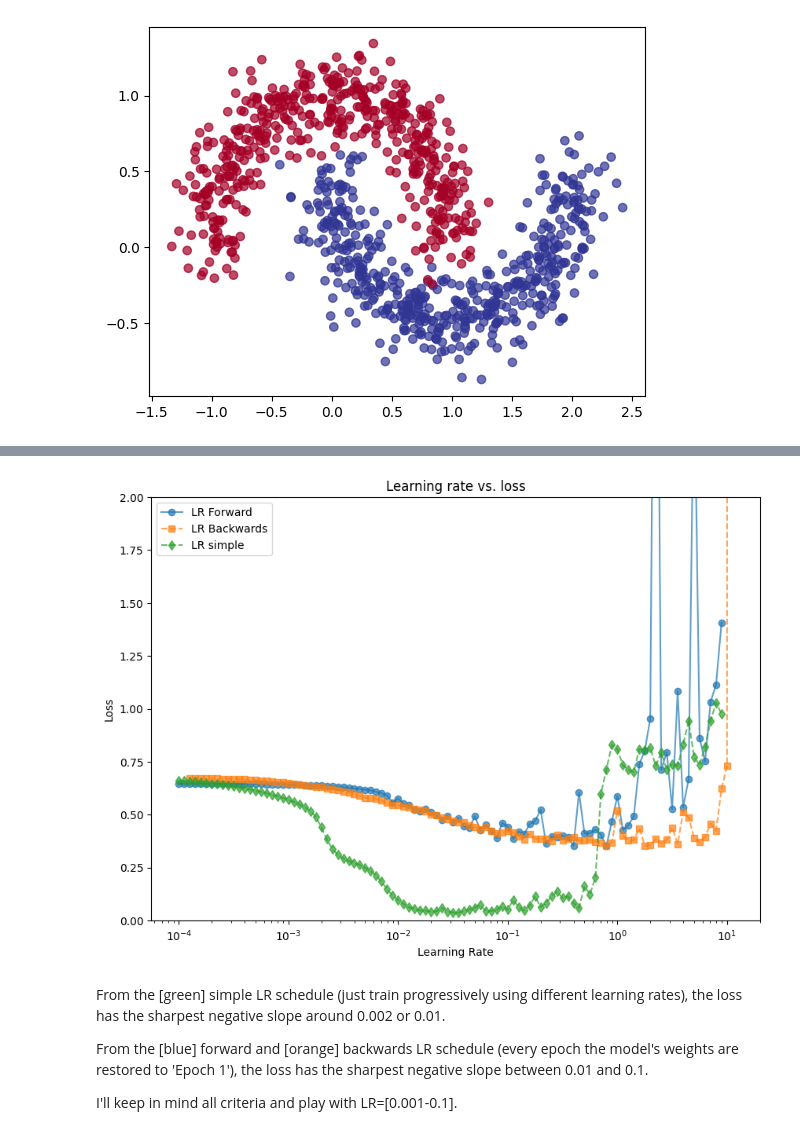
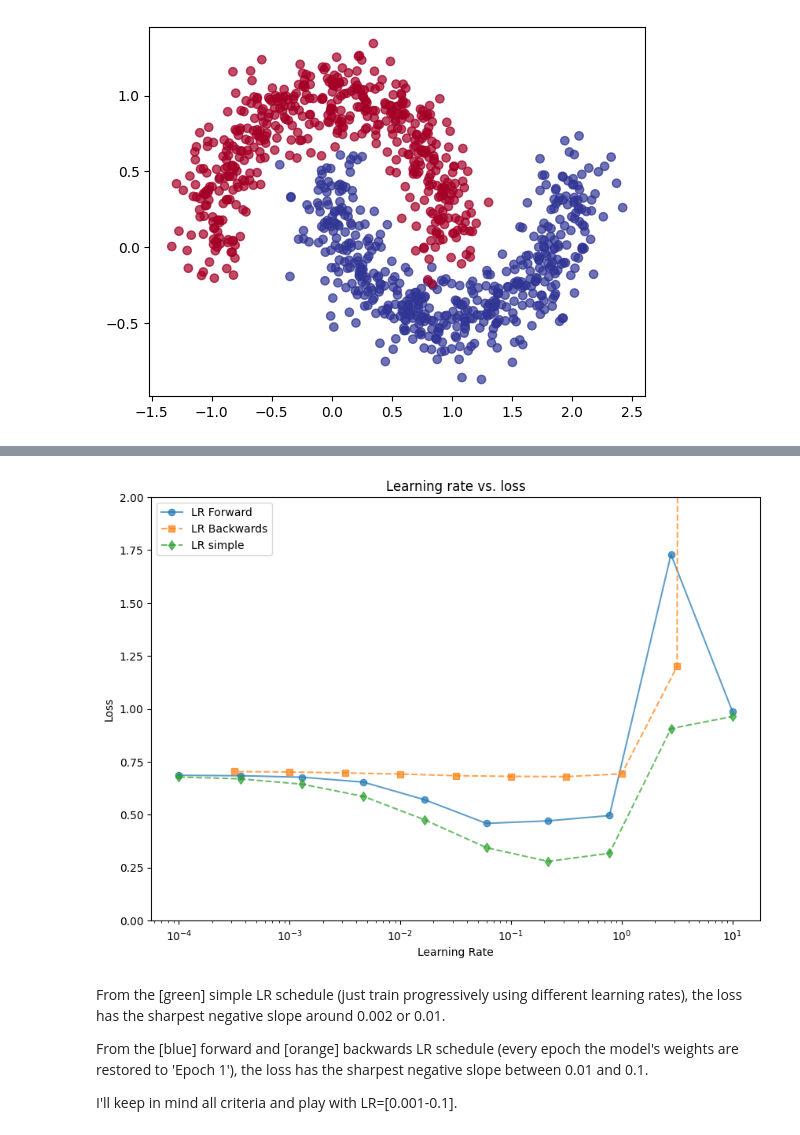
Before and after one commit to Fertmeneses/tensorflow-deep-learning, a Jupyter notebook: practice/02_exercises.ipynb, the cells around one changed output, grey strips where cells are left out. Cells and saved outputs as stored; diff of their text form; code cells hidden in the pictures.

```diff
--- a/practice/02_exercises.ipynb
+++ b/practice/02_exercises.ipynb
@@ -183,16 +123,0 @@ history_s = model_2_s.fit(X_train,y_train,epochs=total_epochs,
-# %%
-# Plot results:
-lrs_f, loss_f = history_f.history["lr"], history_f.history["loss"]
-lrs_r, loss_r = history_r.history["lr"], history_r.history["loss"]
-lrs_s, loss_s = history_s.history["lr"], history_s.history["loss"]
-plt.figure(figsize=(10, 7))
-plt.semilogx(lrs_f, loss_f,'o-',label='LR Forward',alpha=0.7)
-plt.semilogx(lrs_r, loss_r,'s--',label='LR Backwards',alpha=0.7)
-plt.semilogx(lrs_s, loss_s,'d--',label='LR simple',alpha=0.7)
-plt.xlabel("Learning Rate")
-plt.ylabel("Loss")
-plt.legend()
-plt.ylim([0,2])
-plt.title("Learning rate vs. loss");
-# %% [output]
-[figure, removed]
@@ -199,3 +268,19 @@ plt.title("Learning rate vs. loss");
+# %%
+# Find a good learning rate:
+history_f, history_r, history_s = find_LR(
+    X_train,y_train,
+    dense_layers=[4,4],
+    output_size=1,
+    hidden_activ='relu',
+    last_activ='sigmoid',
+    loss=tf.keras.losses.BinaryCrossentropy(),
+    optimizer='Adam',
+    metrics=['accuracy'],
+    epochs=10
+    )
+plot_LR_rates(history_f, history_r, history_s,ylim=[0,2])
+# %% [output]
+[figure, added]
 # %% [markdown]
 From the [green] simple LR schedule (just train progressively using different learning rates), the loss has the sharpest negative slope around 0.002 or 0.01.
 
```
Also changed, not shown: parts of 15 cells of this notebook.
